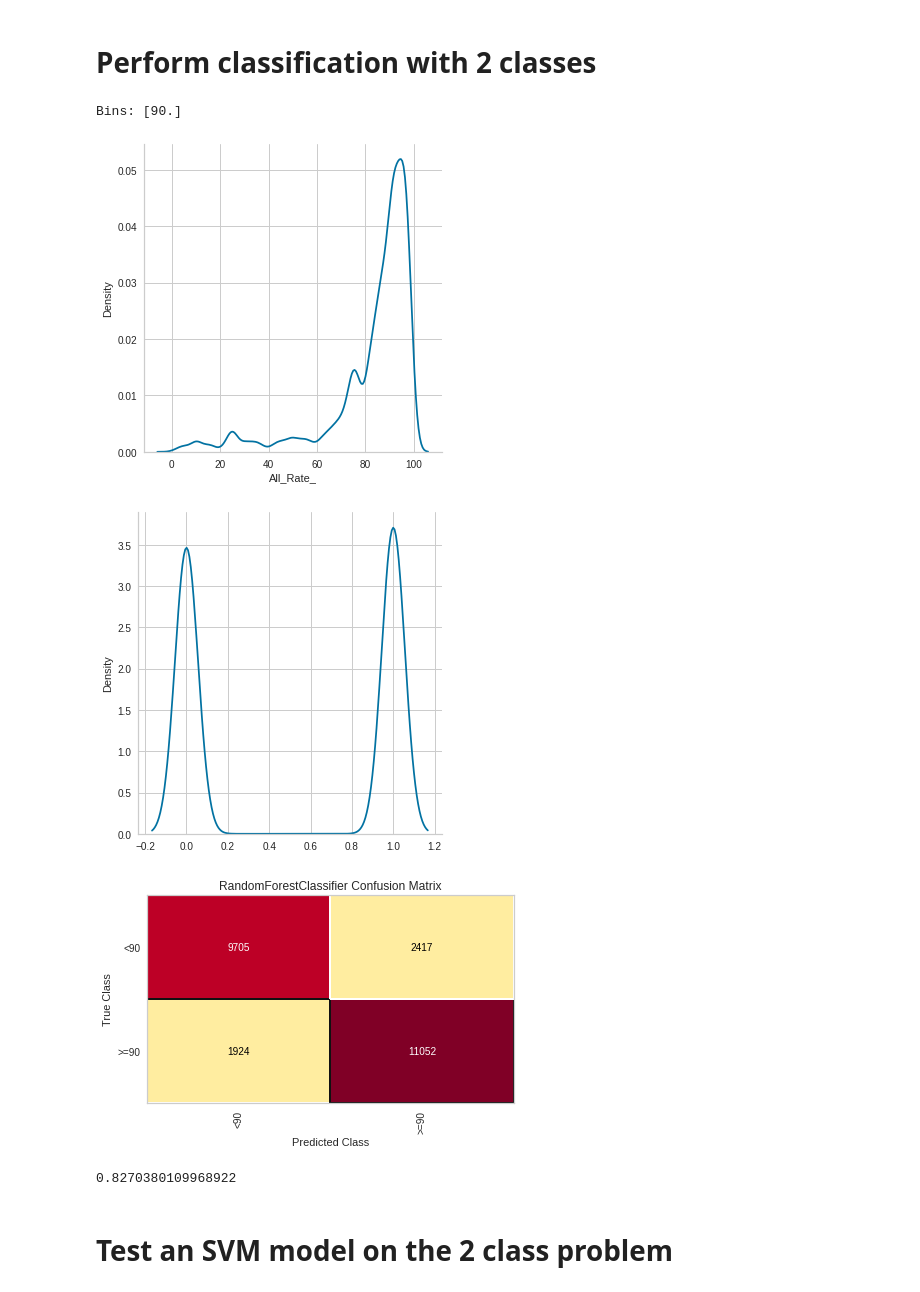
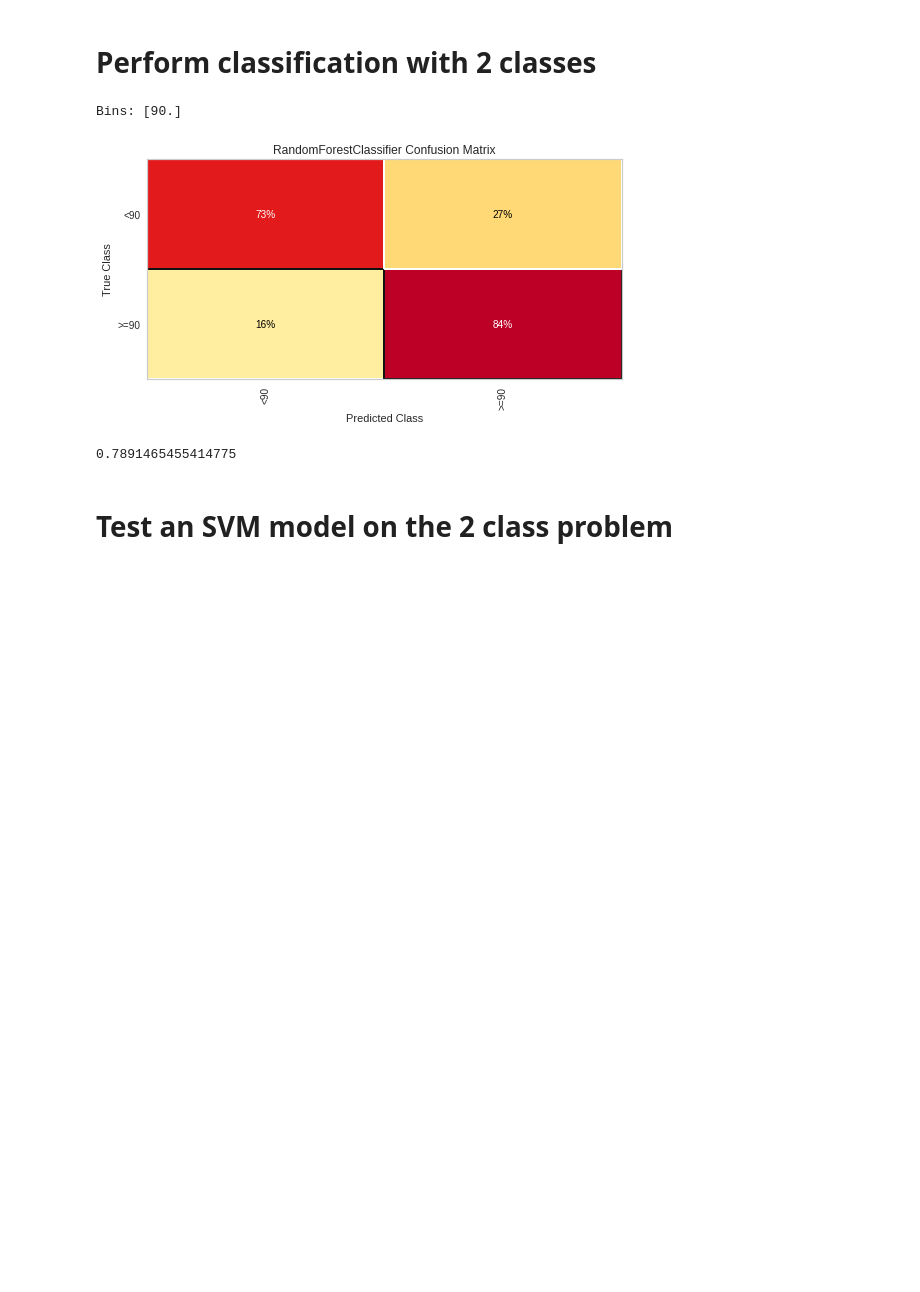
Before and after one commit to georgetown-analytics/student-outcomes, a Jupyter notebook: notebooks/feature_engineering_1.ipynb, the cells around one changed output. Cells and saved outputs as stored; diff of their text form; code cells hidden in the pictures; blank space fills up the shorter version.

Commit message:
Updated figures from EDA and Feat Engineering. Finalized features.

```diff
--- a/notebooks/feature_engineering_1.ipynb
+++ b/notebooks/feature_engineering_1.ipynb
@@ -65,23 +76,15 @@ def Make_X_y(df: pd.DataFrame):
     X.drop(
         [
             "Stnam",
-            "Leanm",
             "Ncessch",
             "Schnam",
-            "School_Name",
-            "Zip_Mailing",
-            "Leaid",
-            "Zip_Location",
-            "County_Code",
-            "Fipst",
-            "Area_Name",
             "Year",
         ],
         inplace=True,
         axis=1,
     )
 
-    y = X.pop("All_Rate_")
+    y = X.pop("Grad_Rate")
 
     # Tag categoricals so that they can be treated properly by the modeling packages
     categoricals = ['Urban_Centric_Locale', 'School_Level', 'School_Type', 'Title_I_Status', 'Title_I_Eligible',
@@ -135,10 +151,10 @@ import os
 
 warnings.simplefilter(action="ignore", category=pd.errors.PerformanceWarning)
 param_grid = {
-    "rf__n_estimators": [500, 1000],
-    "rf__max_features": [55],
-    "rf__max_depth": [5, 15, 25, 35, 45, 65, 75, 85, 90],
-    "rf__ccp_alpha": [0.0],
+    "rf__n_estimators": [300, 500, 800],
+    "rf__max_features": [0.75, 0.3],
+    "rf__max_depth": [1, 5, 9, 13],
+    "rf__ccp_alpha": [0.0, 0.5],
     "rf__random_state": [42],
 }
 pipe = Pipeline(
@@ -152,7 +168,7 @@ pipe = Pipeline(
 # Load model from disk instead of running again.
 clf = {}
 local_model_path = (
-    "../../student_outcome_saved_models/model_datasetB_random_forest_gridsearch3.pkl"
+    "../../student_outcome_saved_models/model_datasetB_random_forest_gridsearch1.pkl"
 )
 if os.path.exists(local_model_path):
     clf = joblib.load(local_model_path)
@@ -162,13 +178,11 @@ else:
         param_grid,
         n_jobs=4,
         verbose=3,
-        cv=6,
+        cv=4,
         scoring="r2",
     )
     clf.fit(Xtrain, ytrain)
     joblib.dump(clf, local_model_path)
-
-del clf
 # %% [markdown]
 ## Best parameters from GridSearch
     * First round: {'rf__ccp_alpha': 0.0, 'rf__max_depth': 100, 'rf__max_features': 60, 'rf__n_estimators': 500, 'rf__random_state': 42}
@@ -204,15 +250,15 @@ pipe = Pipeline(
             "rf",
             RandomForestClassifier(
                 n_jobs=4,
-                max_features=55,
-                n_estimators=1000,
-                max_depth=35,
+                max_features=0.3,
+                n_estimators=800,
+                max_depth=13,
                 random_state=42,
             ),
         ),
     ]
 )
-conf = ConfusionMatrix(pipe, classes=(0, 1, 2))
+conf = ConfusionMatrix(pipe, classes=("<84.5", "84.5-92", ">92"), percent=True, size=(450,300))
 conf.fit(Xtrain, ytrain_binned)
 
 conf.score(Xtest, ytest_binned)
@@ -227,45 +273,44 @@ Bins: [84.5 92. ]
 # %% [markdown]
 # Perform classification with 2 classes
 # %%
+# @NOTE: This model has not been optimized
+# SVC rbf did a little better than poly with degree=2.
+
 from sklearn.ensemble import RandomForestClassifier
 from yellowbrick.classifier import ConfusionMatrix
 
 bins = np.percentile(ytrain, [50])
 ytrain_binned = np.digitize(ytrain, bins=bins)
 ytest_binned = np.digitize(ytest, bins=bins)
 print("Bins:", bins)
-sns.displot(ytrain, kind='kde', label="continuous")
-sns.displot(ytrain_binned, kind='kde', label="33,66 bins")
 plt.show()
 
 pipe = Pipeline(
     steps=[
         ("onehot", OneHotEncoder(drop_last=True, variables=Xtrain.select_dtypes(
             include='category').columns.tolist())),
         (
             "rf",
             RandomForestClassifier(
                 n_jobs=4,
-                max_features=55,
-                n_estimators=1000,
-                max_depth=35,
+                max_features=0.3,
+                n_estimators=800,
+                max_depth=13,
                 random_state=42,
             ),
         ),
     ]
 )
-conf = ConfusionMatrix(pipe, classes=("<90", ">=90"))
+conf = ConfusionMatrix(pipe, classes=("<90", ">=90"),percent=True, size=(540,300))
 conf.fit(Xtrain, ytrain_binned)
 
 conf.score(Xtest, ytest_binned)
 conf.show()
 print(conf.score_)
 # %% [output]
 Bins: [90.]
-[figure, old version]
+[figure, new version]
-[figure, removed]
-[figure, removed]
-0.8270380109968922
+0.7891465455414775
 # %% [markdown]
 # Test an SVM model on the 2 class problem
 # %%
```
Also changed, not shown: parts of 32 cells of this notebook, 27 other files.
